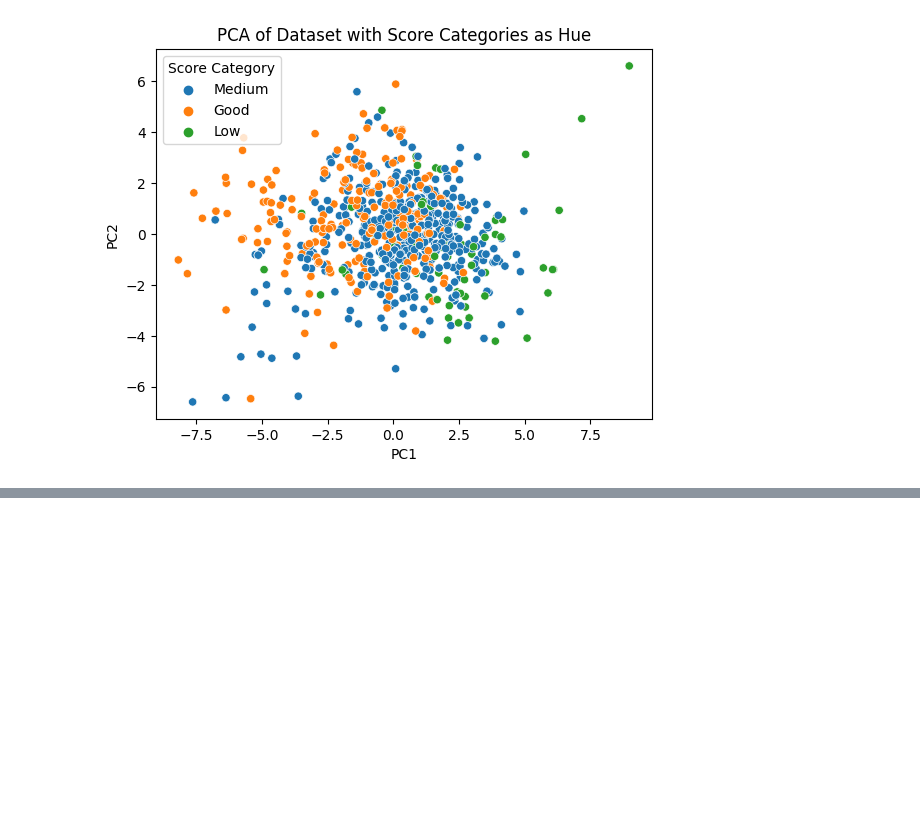
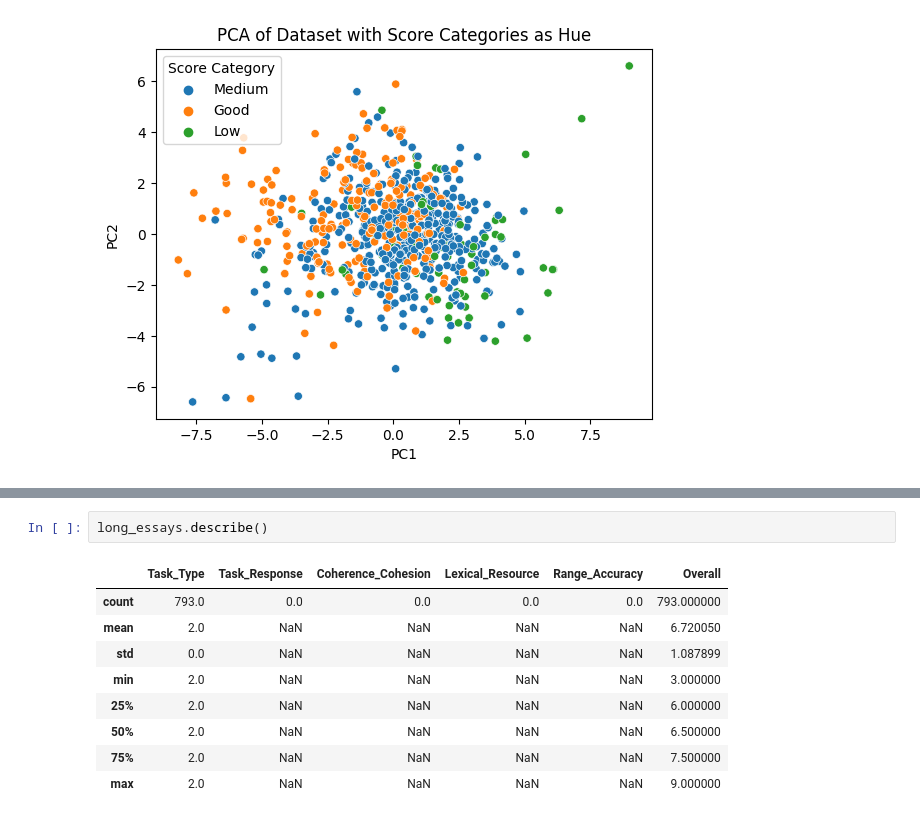
Before and after one commit to gderiddershanghai/Group-201, a Jupyter notebook: notebooks/ginger_proposal_eda.ipynb, the cells around one changed output, grey strips where cells are left out. Drawn from its saved outputs; the diff is of its cells as text; blank space fills up the shorter version.

```diff
--- a/notebooks/ginger_proposal_eda.ipynb
+++ b/notebooks/ginger_proposal_eda.ipynb
@@ -351,0 +468,12 @@ from complex_features2 import ComplexFeatureExtractor
+# %%
+long_essays.describe()
+# %% [output]
+|  | Task_Type | Task_Response | Coherence_Cohesion | Lexical_Resource | Range_Accuracy | Overall |
+| count | 793.0 | 0.0 | 0.0 | 0.0 | 0.0 | 793.000000 |
+| mean | 2.0 | NaN | NaN | NaN | NaN | 6.720050 |
+| std | 0.0 | NaN | NaN | NaN | NaN | 1.087899 |
+| min | 2.0 | NaN | NaN | NaN | NaN | 3.000000 |
+| 25% | 2.0 | NaN | NaN | NaN | NaN | 6.000000 |
+| 50% | 2.0 | NaN | NaN | NaN | NaN | 6.500000 |
+| 75% | 2.0 | NaN | NaN | NaN | NaN | 7.500000 |
+| max | 2.0 | NaN | NaN | NaN | NaN | 9.000000 |
```
Also changed, not shown: parts of 16 cells of this notebook, 4 other files.
